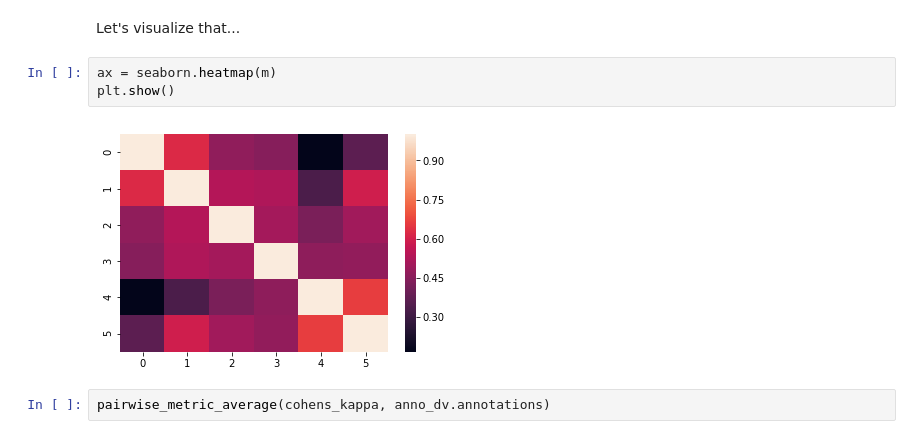
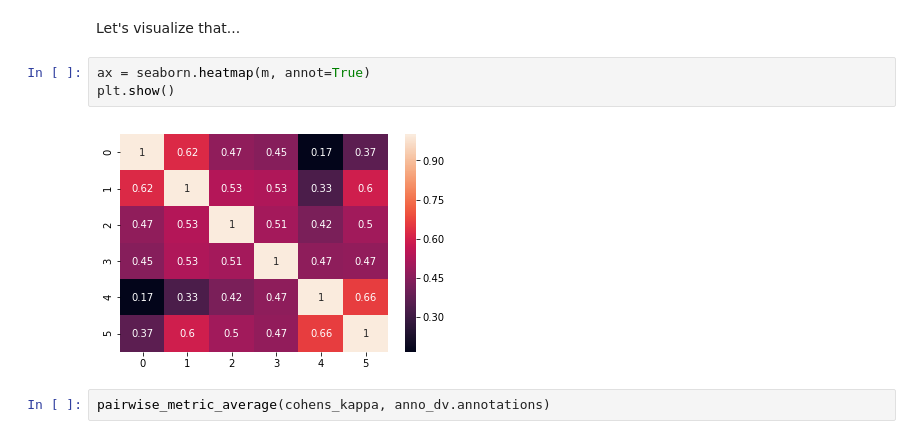
Before and after one commit to luisesanmartin/Content-Analysis-2020, a Jupyter notebook: week-2/2-Reliability.ipynb, the cells around one changed output. Cells and saved outputs as stored; diff of their text form.

```diff
--- a/week-2/2-Reliability.ipynb
+++ b/week-2/2-Reliability.ipynb
@@ -498,10 +628,10 @@ print(m)
 # %% [markdown]
 Let's visualize that...
 # %%
-ax = seaborn.heatmap(m)
+ax = seaborn.heatmap(m, annot=True)
 plt.show()
 # %% [output]
-[figure, old version]
+[figure, new version]
 # %%
 pairwise_metric_average(cohens_kappa, anno_dv.annotations)
 # %% [output]
```
Also changed, not shown: parts of 59 cells of this notebook.
